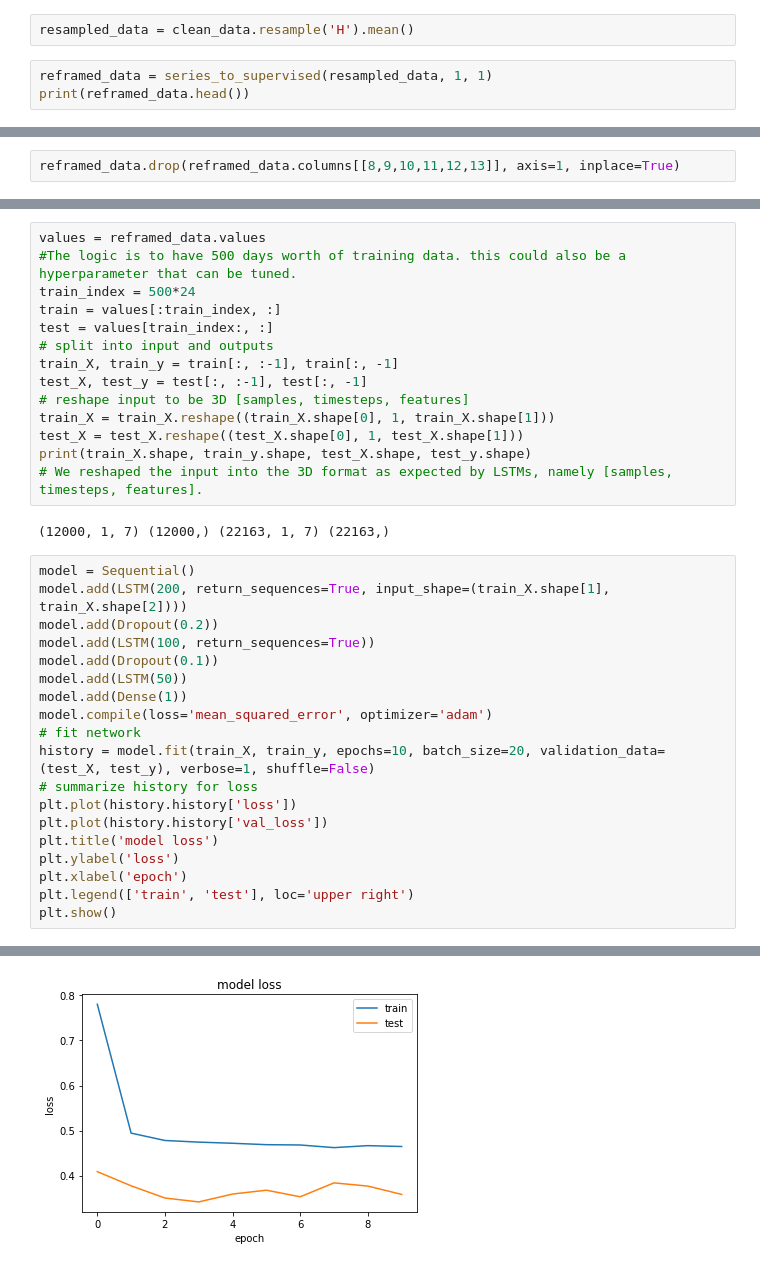
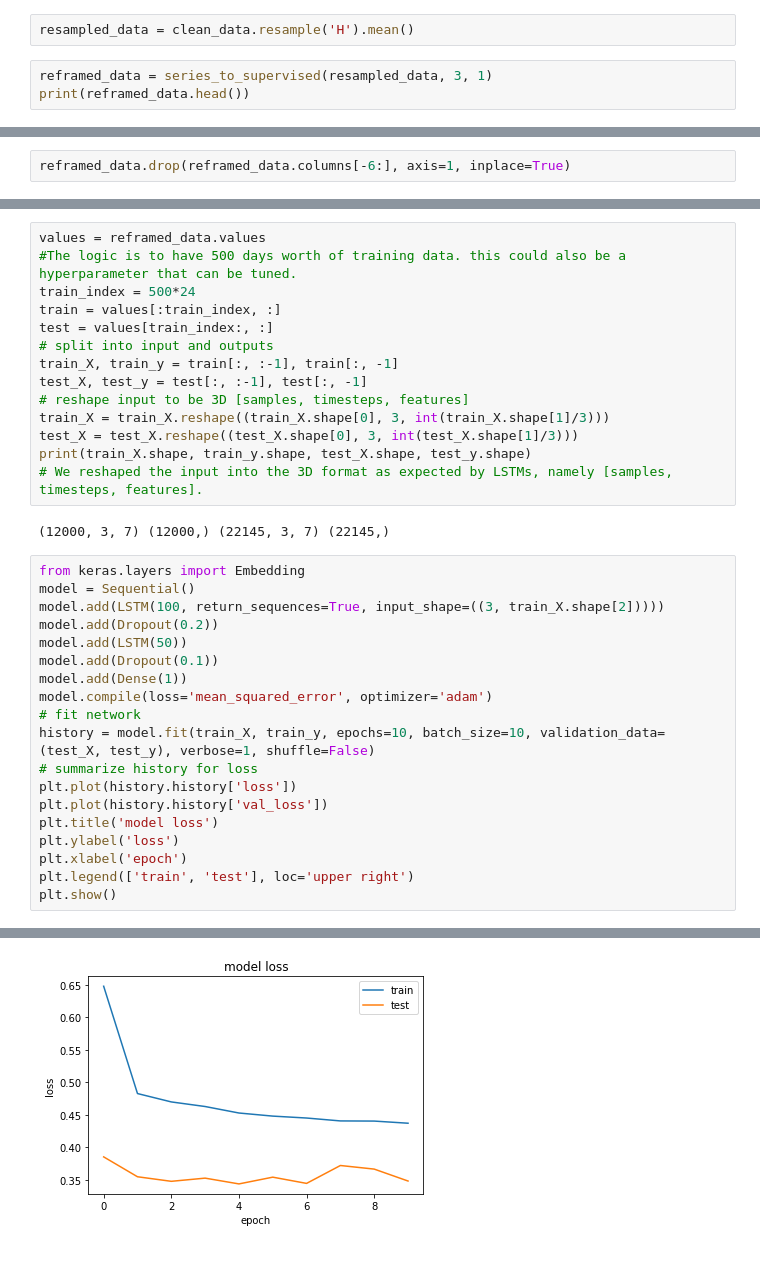
Before and after one commit to CodingCat/Self-Learning-Notebooks, a Jupyter notebook: stacked lstm.ipynb, the cells around one changed output, grey strips where cells are left out. Cells and saved outputs as stored; diff of their text form.

```diff
--- a/stacked lstm.ipynb
+++ b/stacked lstm.ipynb
@@ -155,6 +155,6 @@ def series_to_supervised(data, n_in=1, n_out=1, dropnan=True):
 # %%
 resampled_data = clean_data.resample('H').mean()
 # %%
-reframed_data = series_to_supervised(resampled_data, 1, 1)
+reframed_data = series_to_supervised(resampled_data, 3, 1)
 print(reframed_data.head())
 # %% [output]
@@ -178,5 +178,5 @@ dt
 # %%
-reframed_data.drop(reframed_data.columns[[8,9,10,11,12,13]], axis=1, inplace=True)
+reframed_data.drop(reframed_data.columns[-6:], axis=1, inplace=True)
 # %%
 print(reframed_data.columns)
 # %% [output]
@@ -193,23 +196,23 @@ test = values[train_index:, :]
 train_X, train_y = train[:, :-1], train[:, -1]
 test_X, test_y = test[:, :-1], test[:, -1]
 # reshape input to be 3D [samples, timesteps, features]
-train_X = train_X.reshape((train_X.shape[0], 1, train_X.shape[1]))
-test_X = test_X.reshape((test_X.shape[0], 1, test_X.shape[1]))
+train_X = train_X.reshape((train_X.shape[0], 3, int(train_X.shape[1]/3)))
+test_X = test_X.reshape((test_X.shape[0], 3, int(test_X.shape[1]/3)))
 print(train_X.shape, train_y.shape, test_X.shape, test_y.shape)
 # We reshaped the input into the 3D format as expected by LSTMs, namely [samples, timesteps, features].
 # %% [output]
-(12000, 1, 7) (12000,) (22163, 1, 7) (22163,)
+(12000, 3, 7) (12000,) (22145, 3, 7) (22145,)
 # %%
+from keras.layers import Embedding
 model = Sequential()
-model.add(LSTM(200, return_sequences=True, input_shape=(train_X.shape[1], train_X.shape[2])))
+model.add(LSTM(100, return_sequences=True, input_shape=((3, train_X.shape[2]))))
 model.add(Dropout(0.2))
-model.add(LSTM(100, return_sequences=True))
+model.add(LSTM(50))
 model.add(Dropout(0.1))
-model.add(LSTM(50))
 model.add(Dense(1))
 model.compile(loss='mean_squared_error', optimizer='adam')
 # fit network
-history = model.fit(train_X, train_y, epochs=10, batch_size=20, validation_data=(test_X, test_y), verbose=1, shuffle=False)
+history = model.fit(train_X, train_y, epochs=10, batch_size=10, validation_data=(test_X, test_y), verbose=1, shuffle=False)
 # summarize history for loss
 plt.plot(history.history['loss'])
 plt.plot(history.history['val_loss'])
@@ -239,2 +242,2 @@ Epoch 10/10
-[figure, old version]
+[figure, new version]
 # %%
```
Also changed, not shown: parts of 7 cells of this notebook.
